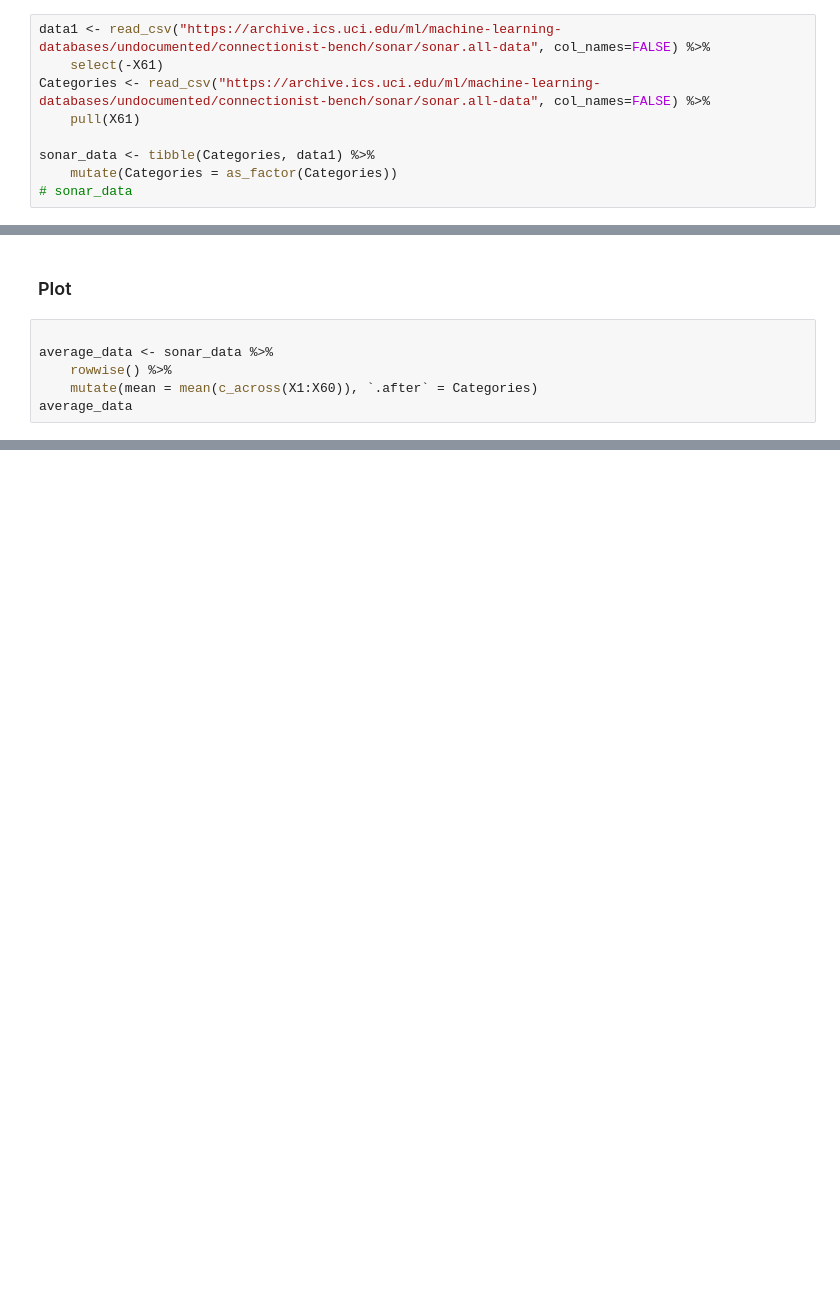
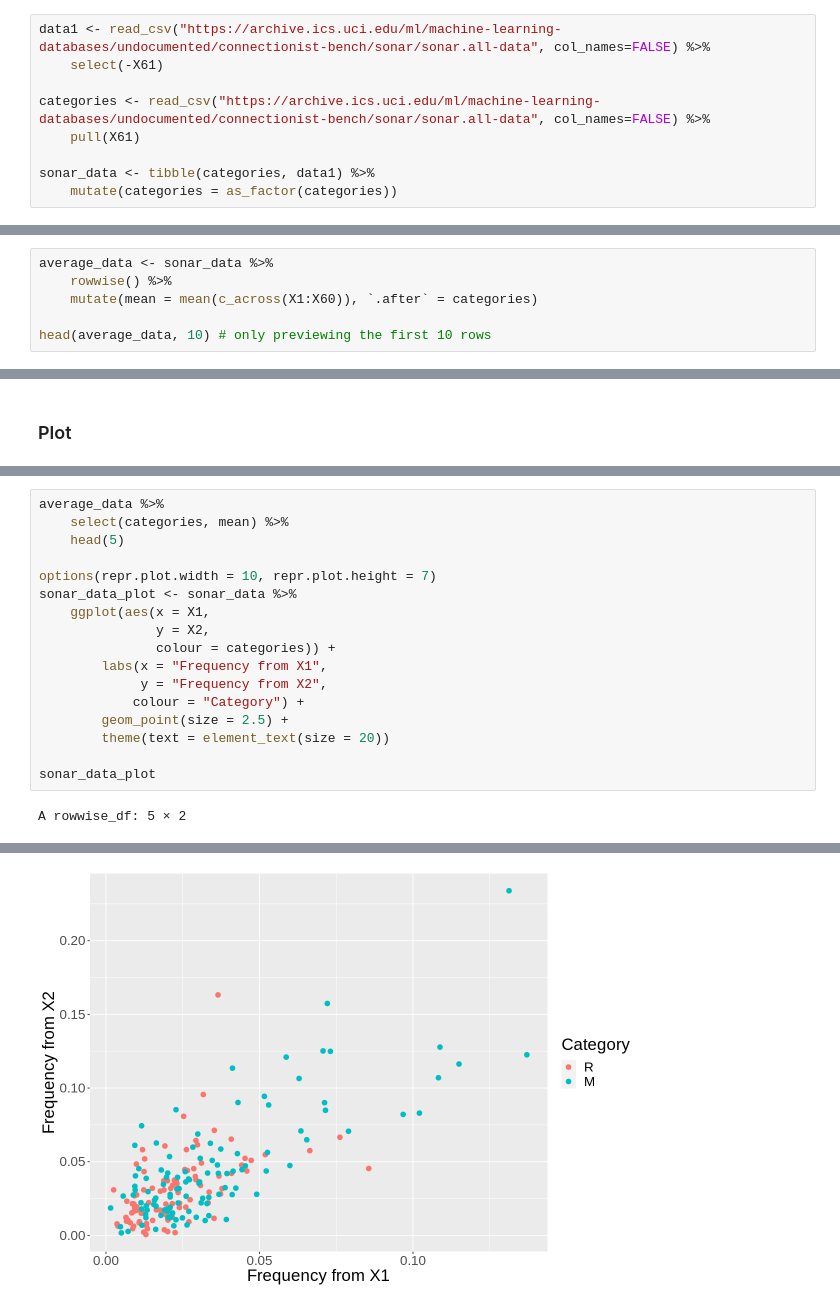
Before and after one commit to ryanarnouk/dsci-100-project, a Jupyter notebook: proposal.ipynb, the cells around one changed output, grey strips where cells are left out. Saved outputs shown, nothing was run; the diff lists cells and outputs as text; blank space fills up the shorter version.

```diff
--- a/proposal.ipynb
+++ b/proposal.ipynb
@@ -124,12 +85,12 @@ A tibble: 208 × 61
 # %%
 data1 <- read_csv("https://archive.ics.uci.edu/ml/machine-learning-databases/undocumented/connectionist-bench/sonar/sonar.all-data", col_names=FALSE) %>%
     select(-X61)
-Categories <- read_csv("https://archive.ics.uci.edu/ml/machine-learning-databases/undocumented/connectionist-bench/sonar/sonar.all-data", col_names=FALSE) %>%
+
+categories <- read_csv("https://archive.ics.uci.edu/ml/machine-learning-databases/undocumented/connectionist-bench/sonar/sonar.all-data", col_names=FALSE) %>%
     pull(X61)
 
-sonar_data <- tibble(Categories, data1) %>%
-    mutate(Categories = as_factor(Categories))
-# sonar_data
+sonar_data <- tibble(categories, data1) %>%
+    mutate(categories = as_factor(categories))
 # %% [output]
 Parsed with column specification:
 cols(
@@ -148,0 +113,6 @@ See spec(...) for full column specifications.
+# %%
+average_data <- sonar_data %>%
+    rowwise() %>%
+    mutate(mean = mean(c_across(X1:X60)), `.after` = categories)
+
+head(average_data, 10) # only previewing the first 10 rows
@@ -149,8 +133,2 @@ See spec(...) for full column specifications.
 # %% [markdown]
 ### Plot
-# %%
-
-average_data <- sonar_data %>%
-    rowwise() %>%
-    mutate(mean = mean(c_across(X1:X60)), `.after` = Categories)
-average_data
@@ -218,0 +137,19 @@ Usage:
+# %%
+average_data %>%
+    select(categories, mean) %>%
+    head(5)
+
+options(repr.plot.width = 10, repr.plot.height = 7)
+sonar_data_plot <- sonar_data %>%
+    ggplot(aes(x = X1,
+               y = X2,
+               colour = categories)) +
+        labs(x = "Frequency from X1",
+             y = "Frequency from X2",
+            colour = "Category") +
+        geom_point(size = 2.5) +
+        theme(text = element_text(size = 20))
+
+sonar_data_plot
+# %% [output]
+A rowwise_df: 5 × 2
@@ -218,0 +163 @@ Usage:
+[figure, added]
```
Also changed, not shown: parts of 11 cells of this notebook.
